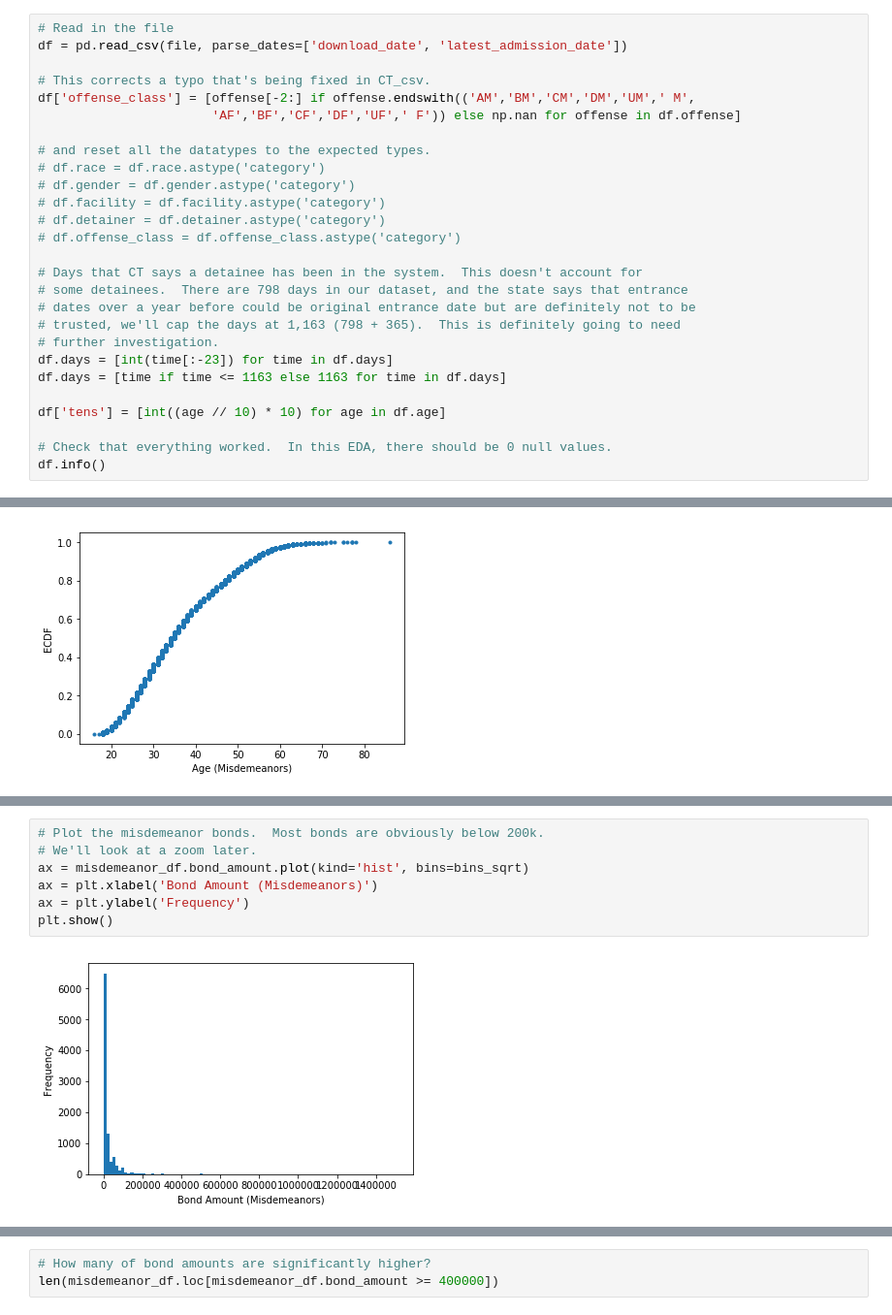
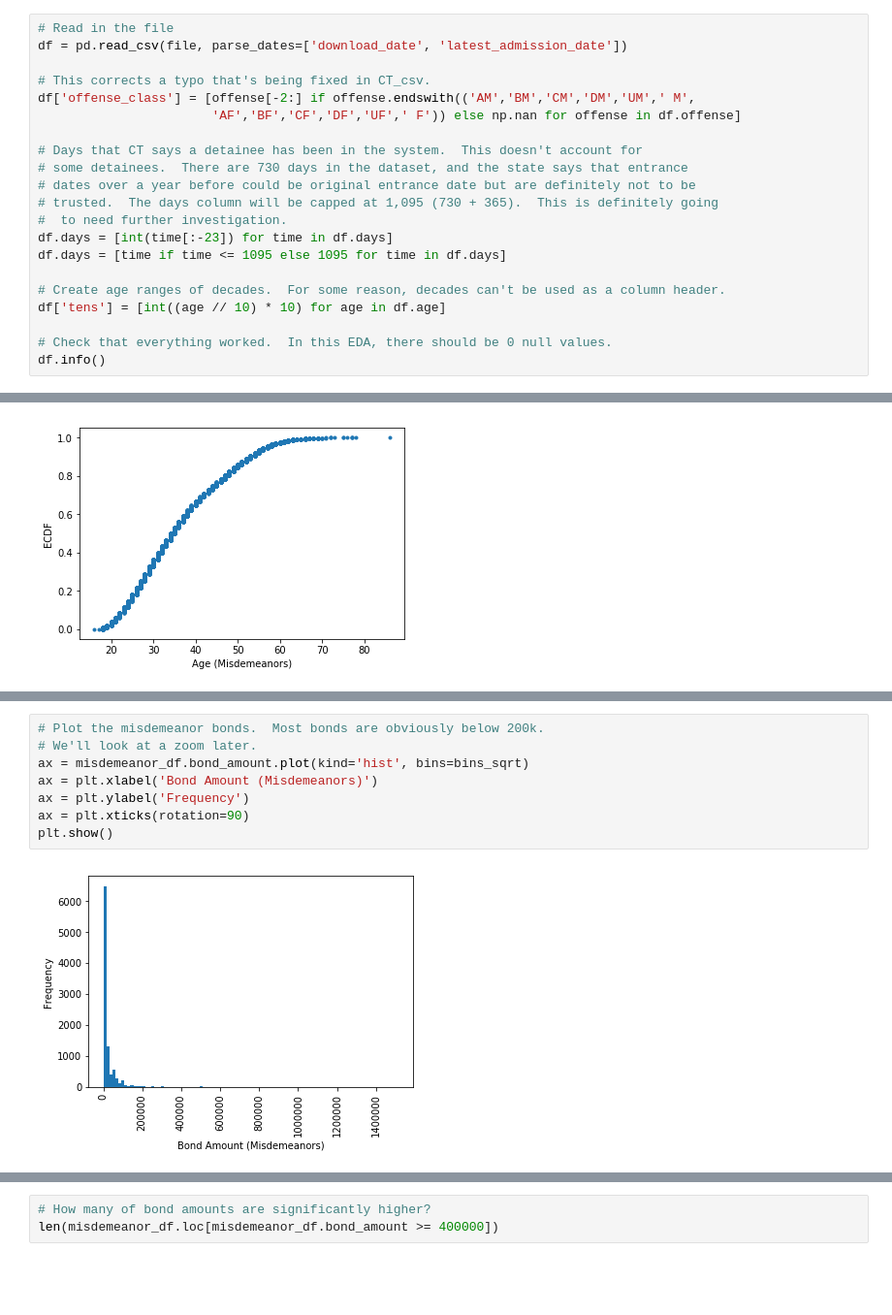
Before and after one commit to SlothDream/SBCap1_CT, a Jupyter notebook: CT_EDA.ipynb, the cells around one changed output, grey strips where cells are left out. Shown at 97% size. Drawn from its saved outputs; the diff is of its cells as text; blank space fills up the shorter version.

Commit message:
Final plots

```diff
--- a/CT_EDA.ipynb
+++ b/CT_EDA.ipynb
@@ -22,21 +22,15 @@ df = pd.read_csv(file, parse_dates=['download_date', 'latest_admission_date'])
 df['offense_class'] = [offense[-2:] if offense.endswith(('AM','BM','CM','DM','UM',' M',
                        'AF','BF','CF','DF','UF',' F')) else np.nan for offense in df.offense]
 
-# and reset all the datatypes to the expected types.
-# df.race = df.race.astype('category')
-# df.gender = df.gender.astype('category')
-# df.facility = df.facility.astype('category')
-# df.detainer = df.detainer.astype('category')
-# df.offense_class = df.offense_class.astype('category')
+# Days that CT says a detainee has been in the system.  This doesn't account for
+# some detainees.  There are 730 days in the dataset, and the state says that entrance
+# dates over a year before could be original entrance date but are definitely not to be
+# trusted.  The days column will be capped at 1,095 (730 + 365).  This is definitely going
+#  to need further investigation.
+df.days = [int(time[:-23]) for time in df.days]
+df.days = [time if time <= 1095 else 1095 for time in df.days]
 
-# Days that CT says a detainee has been in the system.  This doesn't account for
-# some detainees.  There are 798 days in our dataset, and the state says that entrance
-# dates over a year before could be original entrance date but are definitely not to be
-# trusted, we'll cap the days at 1,163 (798 + 365).  This is definitely going to need
-# further investigation.
-df.days = [int(time[:-23]) for time in df.days]
-df.days = [time if time <= 1163 else 1163 for time in df.days]
-
+# Create age ranges of decades.  For some reason, decades can't be used as a column header.
 df['tens'] = [int((age // 10) * 10) for age in df.age]
 
 # Check that everything worked.  In this EDA, there should be 0 null values.
@@ -137,10 +125,11 @@ _ = sns.stripplot(misdemeanor_df.tens, misdemeanor_df.days)
 # %%
 # Plot the misdemeanor bonds.  Most bonds are obviously below 200k.
 # We'll look at a zoom later.
 ax = misdemeanor_df.bond_amount.plot(kind='hist', bins=bins_sqrt)
 ax = plt.xlabel('Bond Amount (Misdemeanors)')
 ax = plt.ylabel('Frequency')
+ax = plt.xticks(rotation=90)
 plt.show()
 # %% [output]
-[figure, old version]
+[figure, new version]
 # %%
```
Also changed, not shown: parts of 33 cells of this notebook.
